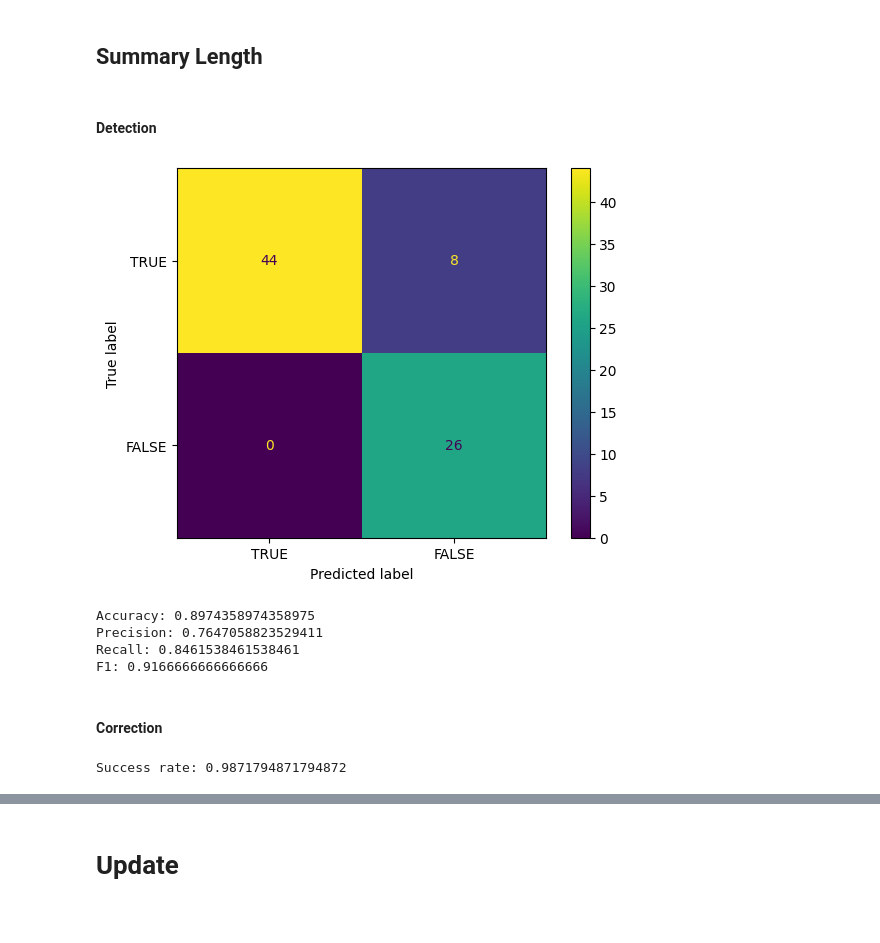
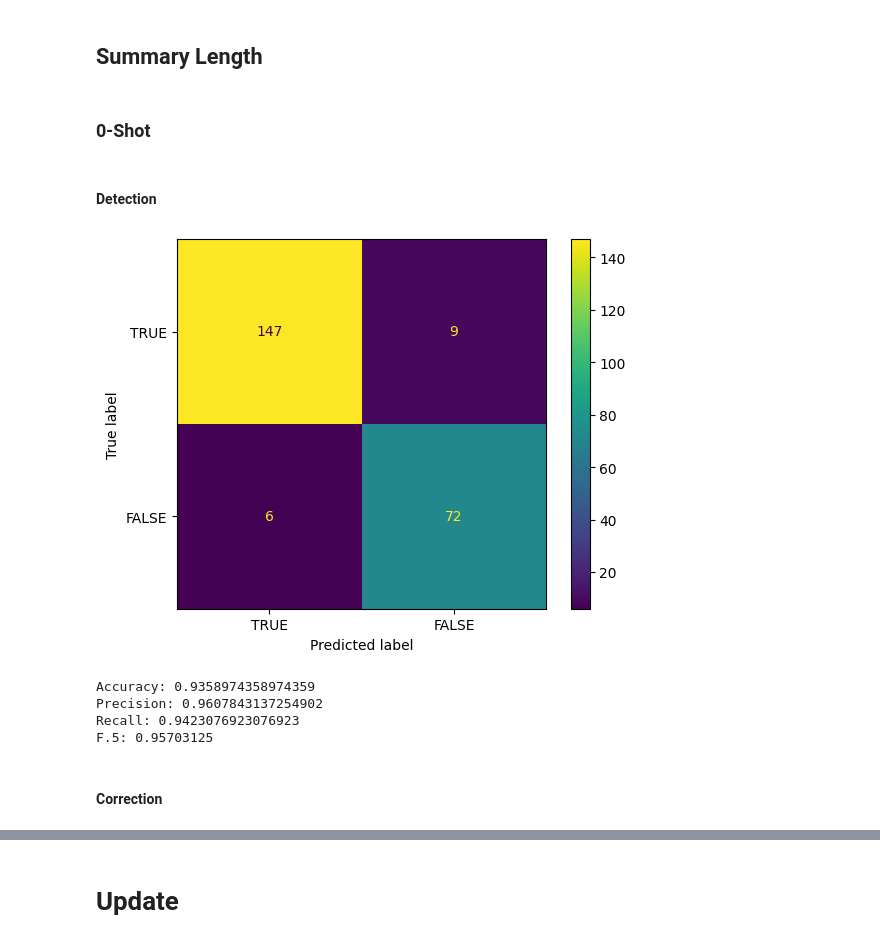
Before and after one commit to Piet777/master-thesis, a Jupyter notebook: _evaluation.ipynb, the cells around one changed output, grey strips where cells are left out. Cells and saved outputs as stored; diff of their text form; code cells hidden in the pictures.

Commit message:
0shot cot

```diff
--- a/_evaluation.ipynb
+++ b/_evaluation.ipynb
@@ -14,10 +32,9 @@ import matplotlib.pyplot as plt
+# %% [markdown]
+### 0-Shot
 # %%
-directory = "./evaluation/summary/gpt-4-0125-preview/"
+directory = "./evaluation/summary/gpt-4-0125-preview/0Shot/"
 
-evalDF = pd.DataFrame(columns=["jira", "ticketId", "evolution", "ticket_uri", "output_uri", "violation_actual", "violation_predicted", "summary_old", "length_old", "summary_new", "length_new", "correction_in_range"])
-
-actual = np.array([])
-predicted = np.array([])
+evalDF = pd.DataFrame(columns=["jira", "ticketId", "evolution", "reruns", "ticket_uri", "output_uri", "violation_actual", "violation_predicted", "reference", "summary_original", "summary_old", "length_old", "summary_new", "length_new", "correction_in_range"])
 
 for file in os.listdir(directory):
     filename = os.fsdecode(file)
@@ -29,22 +46,24 @@ for file in os.listdir(directory):
     with open(outputUri) as f:
         result = json.load(f)
 
-    actual = np.append(actual, result["violation_actual"])
-    predicted = np.append(predicted, result["output"]["violation_predicted"])
-
     if (len(result["output"]["summary_new"]) <= 70) & (len(result["output"]["summary_new"]) >= 39):
         in_range = "TRUE"
     else:
         in_range = "FALSE"
 
+    desc, summary_org = getDescriptionAndSummary(result["input_data"]["ticket_uri"])
+
     new_row = {
         'jira': result["input_data"]["jira"],
         'ticketId': result["input_data"]["id"],
         'evolution': result["input_data"]["evolution"],
+        'reruns': result["reruns"],
         'ticket_uri': result["input_data"]["ticket_uri"],
         'output_uri': outputUri,
         'violation_actual': result["violation_actual"],
         'violation_predicted': result["output"]["violation_predicted"],
+        'reference': summary_org + " : " + desc,
+        'summary_original': summary_org,
         'summary_old': result["output"]["summary_old"],
         'length_old': len(result["output"]["summary_old"]),
         'summary_new': result["output"]["summary_new"],
@@ -58,28 +77,43 @@ for file in os.listdir(directory):
 evalDF.to_csv(directory + "evaluatedSummarys.csv", index=False)
 # %% [markdown]
 #### Detection
+# %%
+actual = np.array([])
+predicted = np.array([])
+
+evalDF_runs = evalDF[evalDF["reruns"] <= 2]
+
+for index, row in evalDF_runs.iterrows():
+
+    actual = np.append(actual, row["violation_actual"])
+    predicted = np.append(predicted, row["violation_predicted"])
 # %%
 accuracy = metrics.accuracy_score(actual, predicted)
-precision = metrics.precision_score(actual, predicted, pos_label="FALSE")
+precision = metrics.precision_score(actual, predicted, pos_label="TRUE")
 recall = metrics.recall_score(actual, predicted, pos_label="TRUE")
-f1 = metrics.f1_score(actual, predicted, pos_label="TRUE")
+f05 = metrics.fbeta_score(actual, predicted, beta=0.5, pos_label="TRUE")
 
 confusion_matrix = metrics.confusion_matrix(actual, predicted, labels=["TRUE", "FALSE"])
 cm_display = metrics.ConfusionMatrixDisplay(confusion_matrix = confusion_matrix, display_labels = ["TRUE", "FALSE"])
 
 cm_display.plot()
 plt.show()
+
+## Oben Recjts = TP (Verstoß wird erkannt und liegt vor)
+## Unten Links = TN (Verstoß wird nicht erkannt und liegt nicht vor)
+## Oben Links = FN (Verstoß wird nicht erkannt obwohl einer vorliegt)
+## Unten Rechts = FP (Verstoß wird erkannt obwohl keiner vorliegt)
 # %% [output]
-[figure, old version]
+[figure, new version]
 # %%
 print("Accuracy: " + str(accuracy))
 print("Precision: " + str(precision))
 print("Recall: " + str(recall))
-print("F1: " + str(f1))
+print("F.5: " + str(f05))
 # %% [output]
-Accuracy: 0.8974358974358975
-Precision: 0.7647058823529411
-Recall: 0.8461538461538461
-F1: 0.9166666666666666
+Accuracy: 0.9358974358974359
+Precision: 0.9607843137254902
+Recall: 0.9423076923076923
+F.5: 0.95703125
 # %% [markdown]
 #### Correction
@@ -88,4 +119,0 @@ successRate = evalDF["correction_in_range"].value_counts(normalize=True)["TRUE"]
-# %%
-print("Success rate: " + str(successRate))
-# %% [output]
-Success rate: 0.9871794871794872
```
Also changed, not shown: parts of 26 cells of this notebook, 26 other files.
